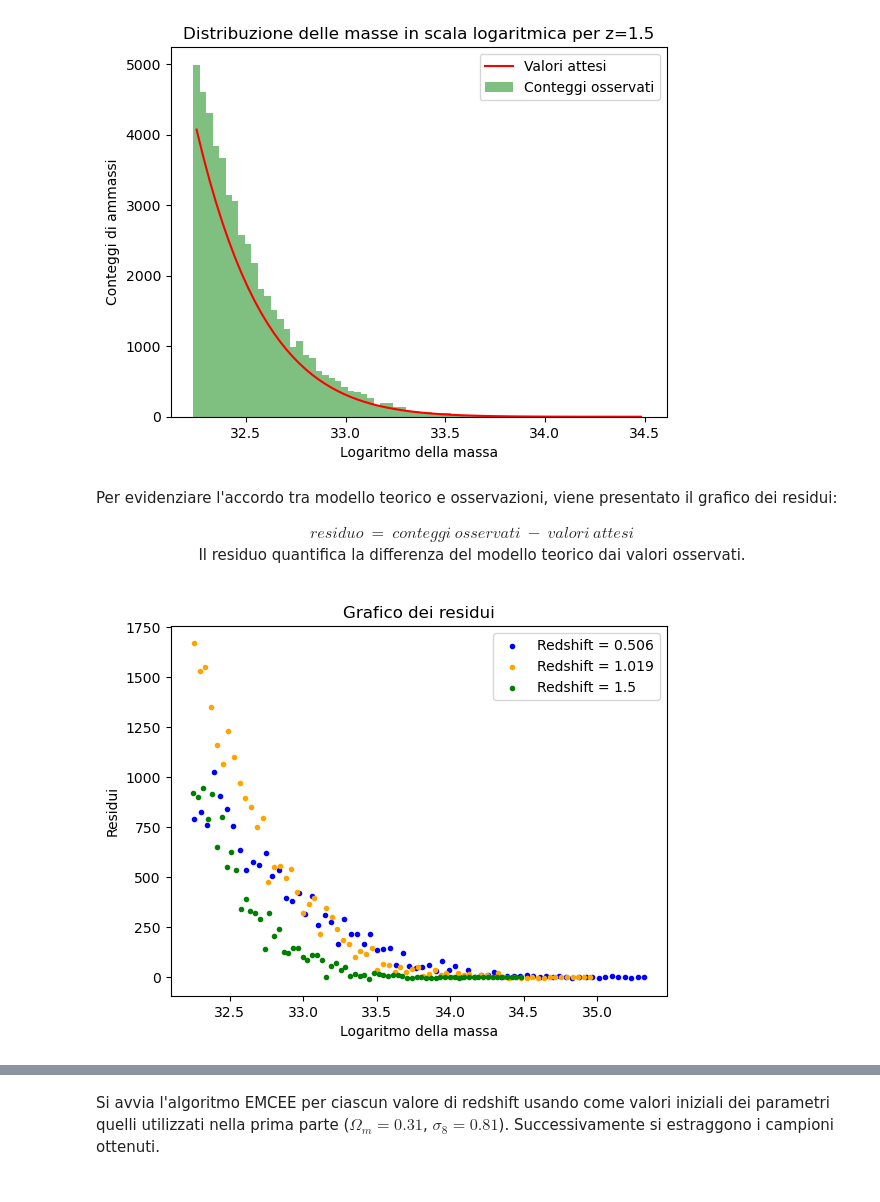
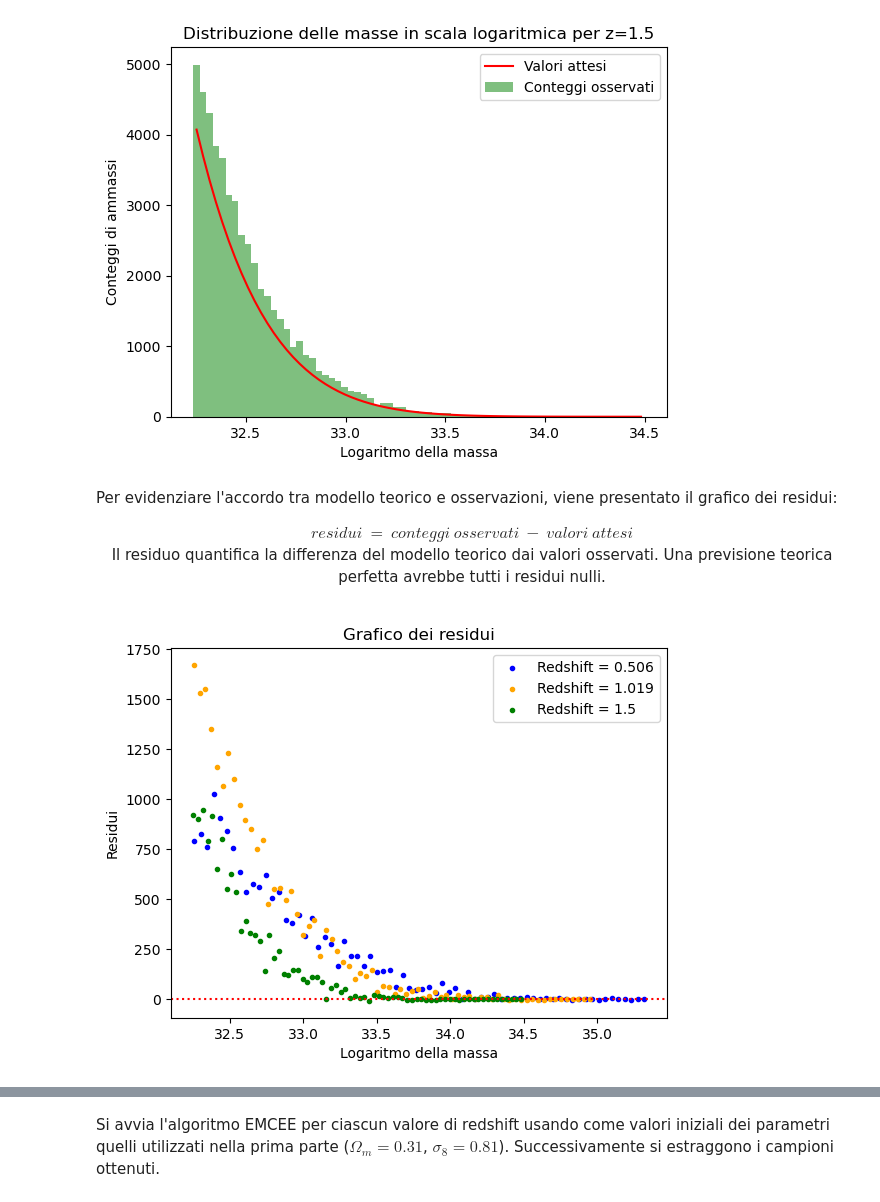
Before and after one commit to Gabry103/Esame-TRMD, a Jupyter notebook: Gabriele Furlani_HMF.ipynb, the cells around one changed output, grey strips where cells are left out. Drawn from its saved outputs; the diff is of its cells as text; code cells hidden in the pictures.

```diff
--- a/Gabriele Furlani_HMF.ipynb
+++ b/Gabriele Furlani_HMF.ipynb
@@ -187,25 +184,26 @@ chi_red_flat=np.array(chi_sq_flat)/np.array(gdl_flat)
 # %% [markdown]
 Per evidenziare l'accordo tra modello teorico e osservazioni, viene presentato il grafico dei residui:
 
-<center> $residuo\ =\ conteggi\ osservati\ -\ valori\ attesi$
+<center> $residui\ =\ conteggi\ osservati\ -\ valori\ attesi$
 
-Il residuo quantifica la differenza del modello teorico dai valori osservati.
+Il residuo quantifica la differenza del modello teorico dai valori osservati. Una previsione teorica perfetta avrebbe tutti i residui nulli.
 # %%
 colori=['blue','orange','green']
 for i,z in enumerate(z_val):
 
     #ricalcolo i valori attesi
     m_arr,val_att=mfunc([0.31,0.81],z,es_bin[i],dm[i],vol_val[i])
 
     res=conteggi[i]-val_att #calcolo dei residui
     plt.scatter(np.log(m_arr),res,color=colori[i],marker='.',label='Redshift = {}'.format(z))
 
+plt.axhline(y=0, xmin=0, xmax=35.5,c='red',ls=':')
 plt.xlabel('Logaritmo della massa')
 plt.ylabel('Residui')
 plt.title('Grafico dei residui')
 plt.legend()
 plt.show()
 # %% [output]
-[figure, old version]
+[figure, new version]
 # %% [markdown]
 ### Osservazioni
```
Also changed, not shown: parts of 25 cells of this notebook.
